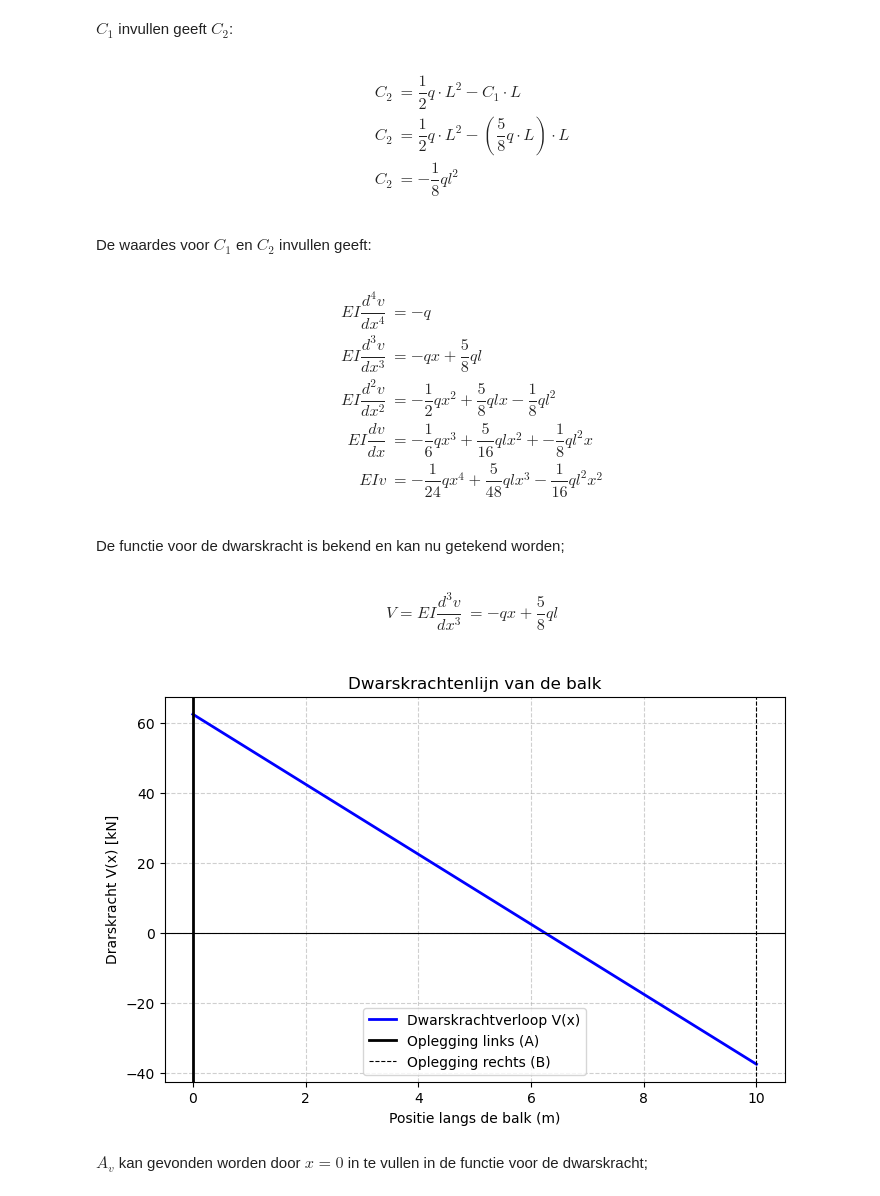
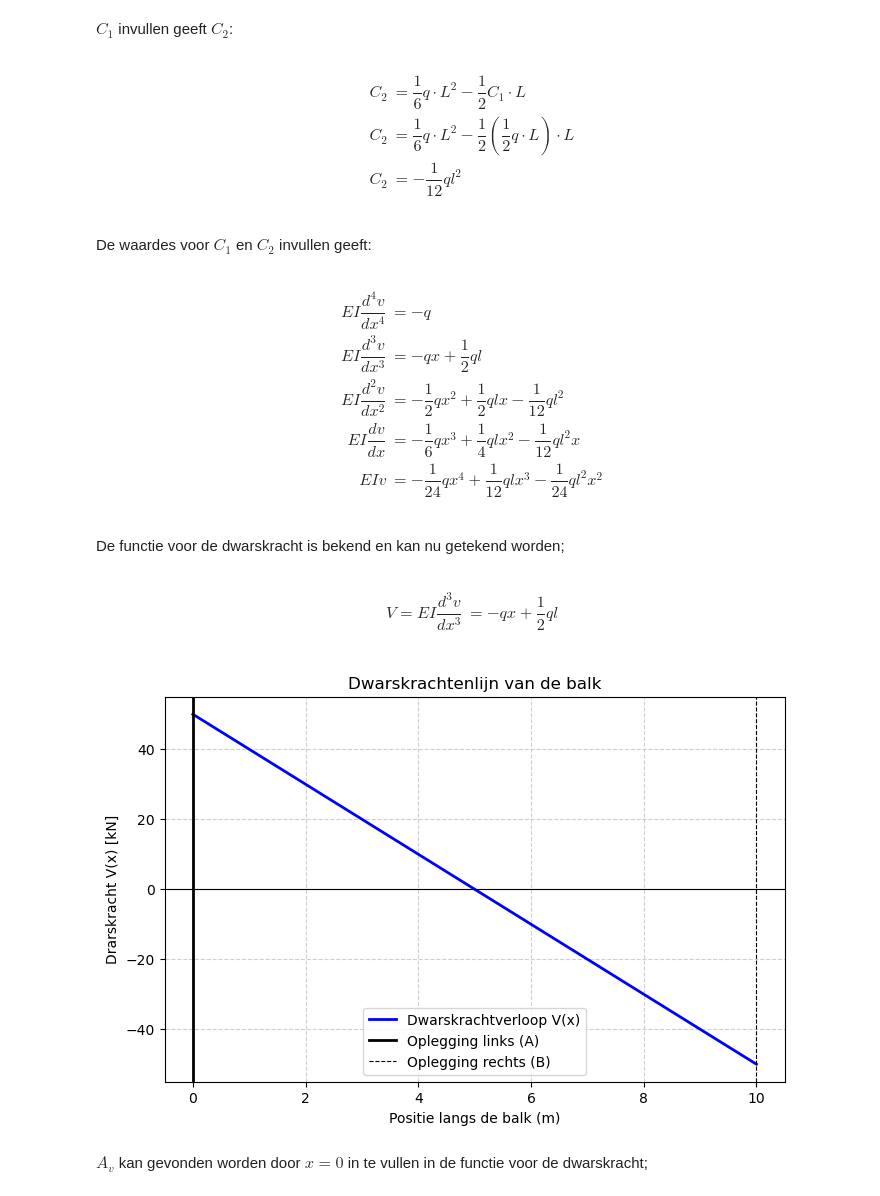
Before and after one commit to HHS-boeken/Mechanica, a Jupyter notebook: book/H3/Opgave_les3_2.ipynb, the cells around one changed output. Cells and saved outputs as stored; diff of their text form; code cells hidden in the pictures.

```diff
--- a/book/H3/Opgave_les3_2.ipynb
+++ b/book/H3/Opgave_les3_2.ipynb
@@ -166,9 +167,9 @@ $x=L, v=0$
 $C_1$ invullen geeft $C_2$:
 # %% [markdown]
 \begin{align}
-    C_2 &= \dfrac{1}{2}q \cdot L^2 - C_1 \cdot L \\
-    C_2 &= \dfrac{1}{2}q \cdot L^2 - (\dfrac{5}{8}q \cdot L) \cdot L \\
- C_2 &= -\dfrac{1}{8}ql^2 \\
+    C_2 &= \dfrac{1}{6}q \cdot L^2 - \dfrac{1}{2}C_1 \cdot L \\
+    C_2 &= \dfrac{1}{6}q \cdot L^2 - \dfrac{1}{2} (\dfrac{1}{2}q \cdot L) \cdot L  \\
+ C_2 &= -\dfrac{1}{12}ql^2 \\
 \end{align}
 # %% [markdown]
 De waardes voor $C_1$ en $C_2$ invullen geeft:
@@ -176,16 +177,16 @@ De waardes voor $C_1$ en $C_2$ invullen geeft:
 
 \begin{align}
 EI\dfrac{d^4v}{dx^4} &= -q \\
-EI\dfrac{d^3v}{dx^3} &= -qx + \dfrac{5}{8}ql \\
-EI\dfrac{d^2v}{dx^2} &= -\dfrac{1}{2}qx^2 + \dfrac{5}{8}qlx - \dfrac{1}{8}ql^2 \\
-EI\dfrac{dv}{dx} &= -\dfrac{1}{6}qx^3 + \dfrac{5}{16}qlx^2 + - \dfrac{1}{8}ql^2x  \\
-EIv &= -\dfrac{1}{24}qx^4 +\dfrac{5}{48}qlx^3 - \dfrac{1}{16}ql^2x^2  \\
+EI\dfrac{d^3v}{dx^3} &= -qx + \dfrac{1}{2}ql \\
+EI\dfrac{d^2v}{dx^2} &= -\dfrac{1}{2}qx^2 + \dfrac{1}{2}qlx - \dfrac{1}{12}ql^2 \\
+EI\dfrac{dv}{dx} &= -\dfrac{1}{6}qx^3 + \dfrac{1}{4}qlx^2 - \dfrac{1}{12}ql^2x  \\
+EIv &= -\dfrac{1}{24}qx^4 +\dfrac{1}{12}qlx^3 - \dfrac{1}{24}ql^2x^2  \\
 \end{align}
 # %% [markdown]
 De functie voor de dwarskracht is bekend en kan nu getekend worden;
 # %% [markdown]
 \begin{align}
-    V = EI\dfrac{d^3v}{dx^3} &= -qx + \dfrac{5}{8}ql \\
+    V = EI\dfrac{d^3v}{dx^3} &= -qx + \dfrac{1}{2}ql \\
 \end{align}
 # %%
 import numpy as np
@@ -195,36 +196,36 @@ import matplotlib.pyplot as plt
 L = 10       # Lengte van de balk (m)
 x_C = 20     # Locatie van het koppel (m)
 q = 10     # Verdeelde belasting (kN/m, naar beneden)
 M_C = 160   # Koppel (kNm, met de klok mee)
 R_A = 20    # Reactiekracht bij A (kN)
 R_B = 60    # Reactiekracht bij B (kN)
 
 # Discretisatie van de balk
 x_values = np.linspace(0, L, 500)
 V_values = np.zeros_like(x_values)
 
 # Momentverloop berekenen
 for i, x in enumerate(x_values):
     if x < x_C:  # Links van het koppel
-        V_values[i] = -q * x + (5 / 8) *q * L
+        V_values[i] = -q * x + (4 / 8) *q * L
     else:  # Rechts van het koppel
-        V_values[i] = -q * x + (5 / 8) *q * L  # Sprong in moment door koppel
+        V_values[i] = -q * x + (4 / 8) *q * L  # Sprong in moment door koppel
 
 # Plot de momentenlijn
 plt.figure(figsize=(8, 5))
 plt.plot(x_values, V_values, label="Dwarskrachtverloop V(x)", linewidth=2, color='blue')
 plt.axhline(0, color='black', linewidth=0.8)
 #plt.axvline(x_C, color='blue', linestyle='dashed', linewidth=1, label="Koppel bij x=6m")
 plt.axvline(0, color='black', linewidth=2, label="Oplegging links (A)")
 plt.axvline(L, color='black', linestyle='dashed', linewidth=0.8, label="Oplegging rechts (B)")
 plt.xlabel("Positie langs de balk (m)")
 plt.ylabel("Drarskracht V(x) [kN]")
 plt.title("Dwarskrachtenlijn van de balk")
 plt.grid(True, linestyle='--', alpha=0.6)
 plt.legend()
 plt.show()
 # %% [output]
-[figure, old version]
+[figure, new version]
 # %% [markdown]
 $A_v$ kan gevonden worden door $x=0$ in te vullen in de functie voor de dwarskracht;
 # %% [markdown]
```
Also changed, not shown: parts of 8 cells of this notebook, 1 other file.
